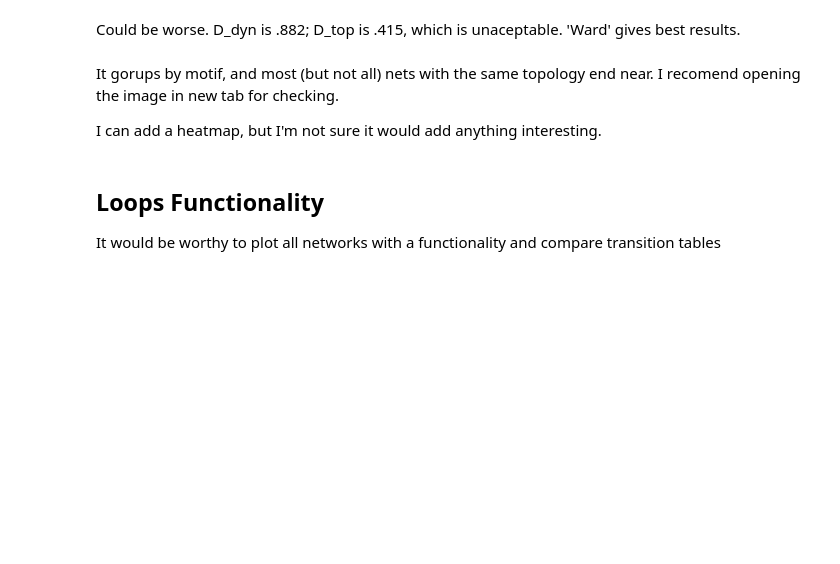
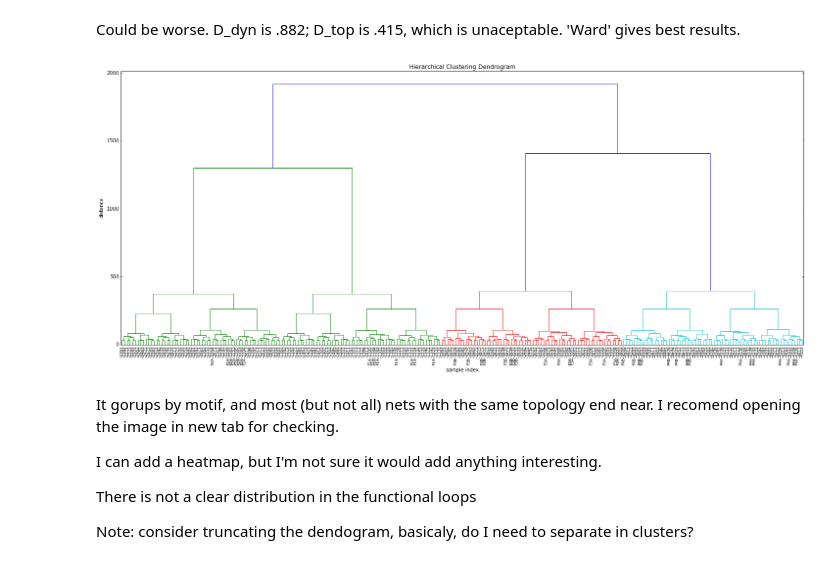
Before and after one commit to mar-esther23/CircuitsAnalyses, a Jupyter notebook: Net of nets.ipynb, the cells around one changed output. Drawn from its saved outputs; the diff is of its cells as text; code cells hidden in the pictures; blank space fills up the shorter version.

Commit message:
D_top=0  and fun loops

```diff
--- a/Net of nets.ipynb
+++ b/Net of nets.ipynb
@@ -213,22 +253,27 @@ c
 # %% [markdown]
 Could be worse. D_dyn is .882; D_top is .415, which is unaceptable. 'Ward' gives best results.
 # %%
+node_labels = list(G.nodes())
+node_labels = [G.node[n]['func']+'-'+str(n) for n in node_labels]
+
 plt.figure(figsize=(25, 10))
 plt.title('Hierarchical Clustering Dendrogram')
 plt.xlabel('sample index')
 plt.ylabel('distance')
 dendrogram(
     Z,
-    labels=G.nodes(),
+    labels=node_labels,
     leaf_rotation=90.,  # rotates the x axis labels
     leaf_font_size=8.,  # font size for the x axis labels
 )
 plt.show()
+# %% [output]
+[figure, added]
 # %% [markdown]
 It gorups by motif, and most (but not all) nets with the same topology end near. I recomend opening the image in new tab for checking.
 
 I can add a heatmap, but I'm not sure it would add anything interesting.
+
+There is not a clear distribution in the functional loops
+
+Note: consider truncating the dendogram, basicaly, do I need to separate in clusters?
-# %% [markdown]
-## Loops Functionality
-
-It would be worthy to plot all networks with a functionality and compare transition tables
```
Also changed, not shown: parts of 12 cells of this notebook.
